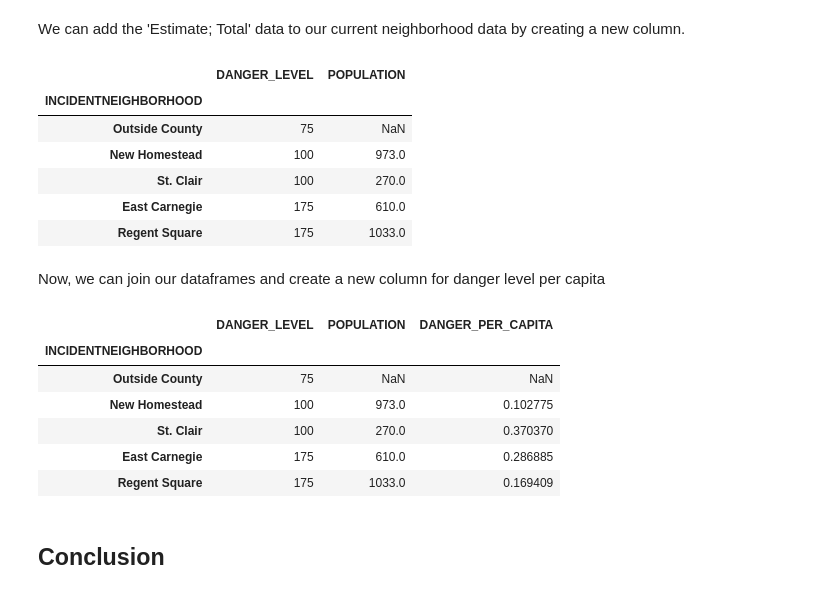
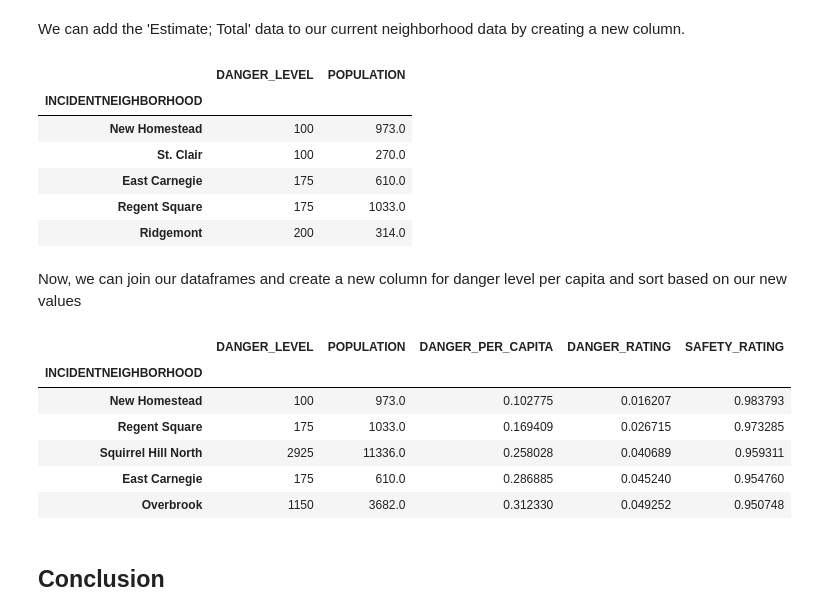
Before and after one commit to jrddp/Big-Ideas-Final-Project, a Jupyter notebook: combined.ipynb, the cells around one changed output. Cells and saved outputs as stored; diff of their text form; code cells hidden in the pictures.

```diff
--- a/combined.ipynb
+++ b/combined.ipynb
@@ -152,28 +158,31 @@ population_data.head()
 We can add the 'Estimate; Total' data to our current neighborhood data by creating a new column.
 # %%
 neighborhood_data['POPULATION'] = population_data['Estimate; Total']
+# Drop any neighborhoods that are missing population data
+neighborhood_data = neighborhood_data.dropna()
 neighborhood_data.head()
 # %% [output]
 |  | DANGER_LEVEL | POPULATION |
 | INCIDENTNEIGHBORHOOD |  |  |
-| Outside County | 75 | NaN |
 | New Homestead | 100 | 973.0 |
 | St. Clair | 100 | 270.0 |
 | East Carnegie | 175 | 610.0 |
 | Regent Square | 175 | 1033.0 |
+| Ridgemont | 200 | 314.0 |
 # %% [markdown]
-Now, we can join our dataframes and create a new column for danger level per capita
+Now, we can join our dataframes and create a new column for danger level per capita and sort based on our new values
 # %%
 neighborhood_data['DANGER_PER_CAPITA'] = neighborhood_data['DANGER_LEVEL'] / neighborhood_data['POPULATION']
+neighborhood_data = neighborhood_data.sort_values(by="DANGER_PER_CAPITA").dropna()
 neighborhood_data.head()
 # %% [output]
-|  | DANGER_LEVEL | POPULATION | DANGER_PER_CAPITA |
-| INCIDENTNEIGHBORHOOD |  |  |  |
-| Outside County | 75 | NaN | NaN |
-| New Homestead | 100 | 973.0 | 0.102775 |
-| St. Clair | 100 | 270.0 | 0.370370 |
-| East Carnegie | 175 | 610.0 | 0.286885 |
-| Regent Square | 175 | 1033.0 | 0.169409 |
+|  | DANGER_LEVEL | POPULATION | DANGER_PER_CAPITA | DANGER_RATING | SAFETY_RATING |
+| INCIDENTNEIGHBORHOOD |  |  |  |  |  |
+| New Homestead | 100 | 973.0 | 0.102775 | 0.016207 | 0.983793 |
+| Regent Square | 175 | 1033.0 | 0.169409 | 0.026715 | 0.973285 |
+| Squirrel Hill North | 2925 | 11336.0 | 0.258028 | 0.040689 | 0.959311 |
+| East Carnegie | 175 | 610.0 | 0.286885 | 0.045240 | 0.954760 |
+| Overbrook | 1150 | 3682.0 | 0.312330 | 0.049252 | 0.950748 |
 # %% [markdown]
 ## Conclusion
 # %% [markdown]
```
Also changed, not shown: parts of 14 cells of this notebook, 2 other files.
